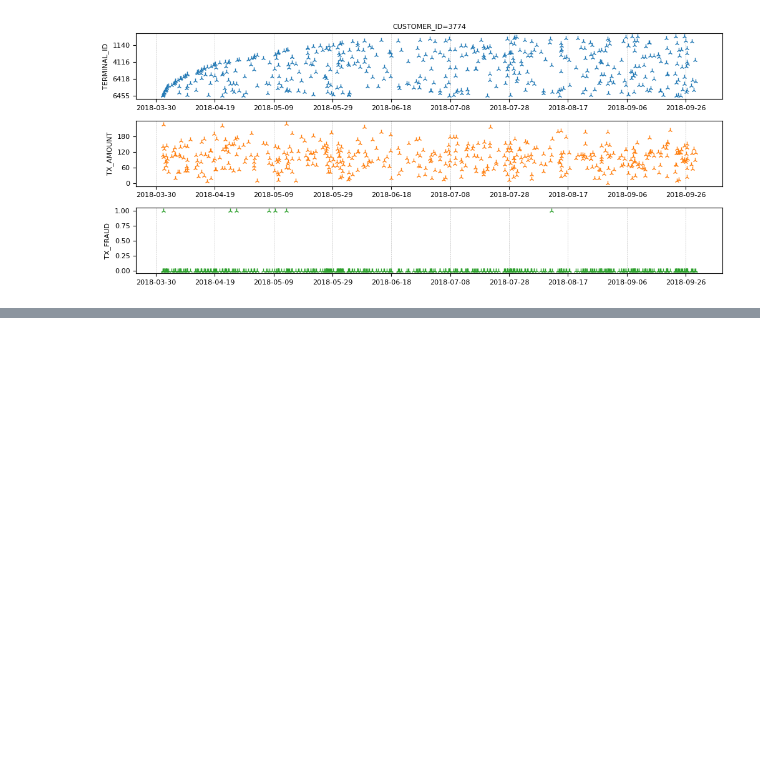
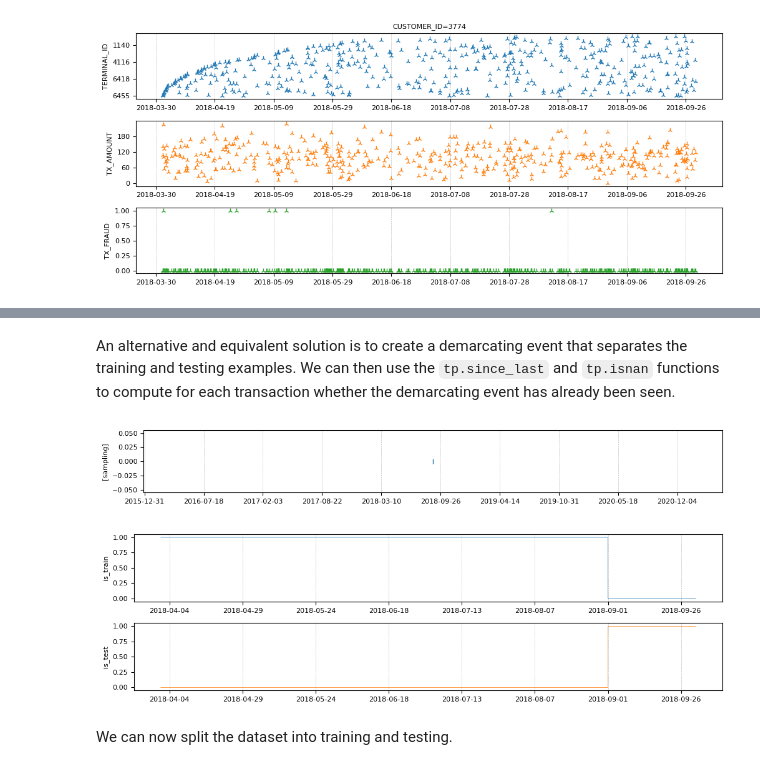
Before and after one commit to google/temporian, a Jupyter notebook: docs/src/tutorials/bank_fraud_detection_with_tfdf.ipynb, the cells around one changed output, grey strips where cells are left out. Drawn from its saved outputs; the diff is of its cells as text; code cells hidden in the pictures; blank space fills up the shorter version.

```diff
--- a/docs/src/tutorials/bank_fraud_detection_with_tfdf.ipynb
+++ b/docs/src/tutorials/bank_fraud_detection_with_tfdf.ipynb
@@ -210,3 +271,25 @@ is_train.plot()
+# %% [markdown]
+An alternative and equivalent solution is to create a demarcating event that separates the training and testing examples. We can then use the `tp.since_last` and `tp.isnan` functions to compute for each transaction whether the demarcating event has already been seen.
+# %%
+# Create a demarcating event.
+train_test_switch_tp = tp.event_set(timestamps=[train_test_split])
+
+# Plot
+train_test_switch_tp.plot()
+
+# All the transactions before the demarcating event are part of the training dataset (i.e. `is_train=True`)
+is_train = tp.isnan(tp.since_last(train_test_switch_tp, augmented_dataset_tp))
+is_test = tp.invert(is_train)
+
+# Plot
+is_train = tp.rename(is_train, "is_train")
+is_test = tp.rename(is_test, "is_test")
+tp.plot([is_train, is_test])
+# %% [output]
+[figure]
+[figure, added]
+# %% [markdown]
+We can now split the dataset into training and testing.
 # %%
 augmented_dataset_train_tp = tp.filter(augmented_dataset_tp, is_train)
 augmented_dataset_test_tp = tp.filter(augmented_dataset_tp, is_test)
```
Also changed, not shown: parts of 36 cells of this notebook, 2 other files.
